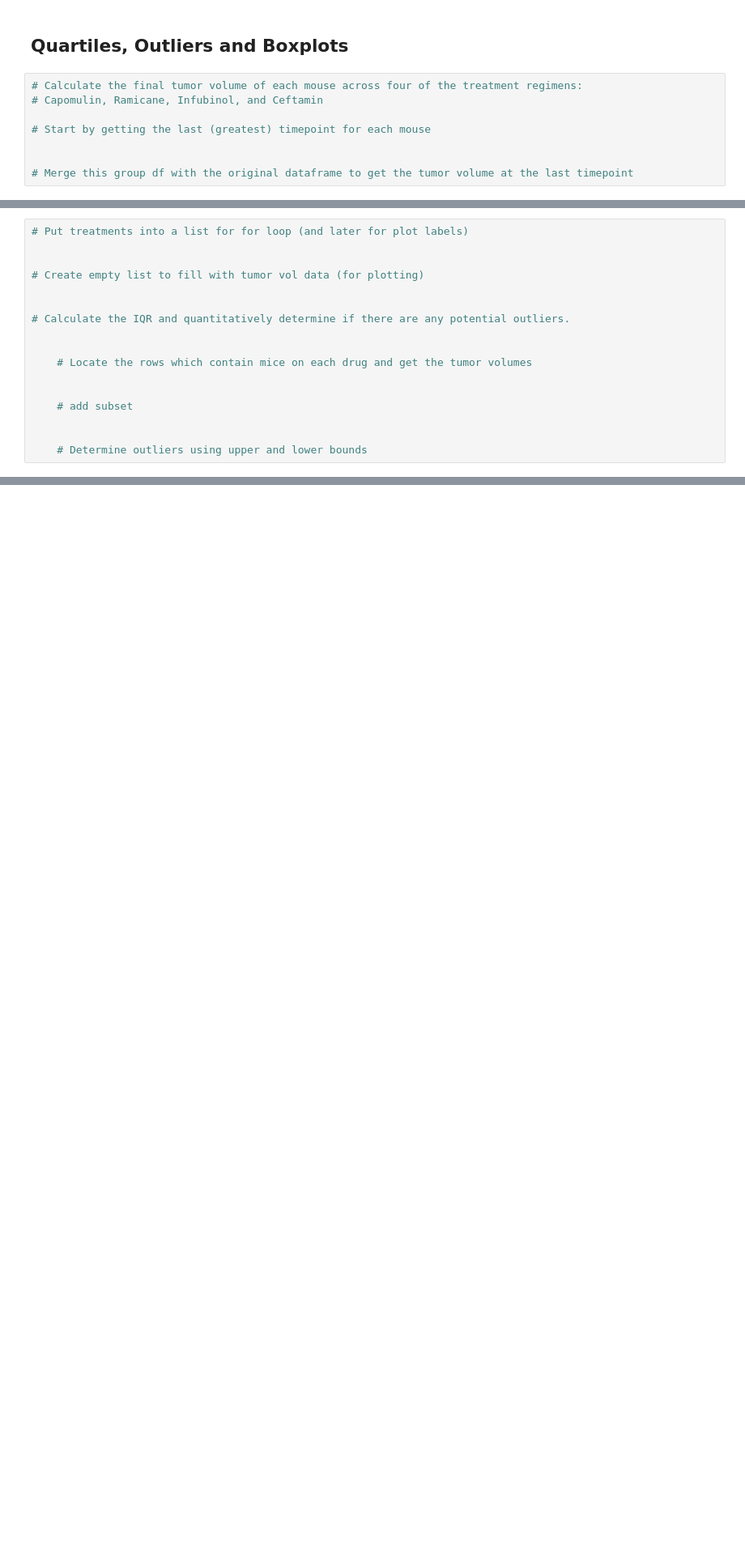
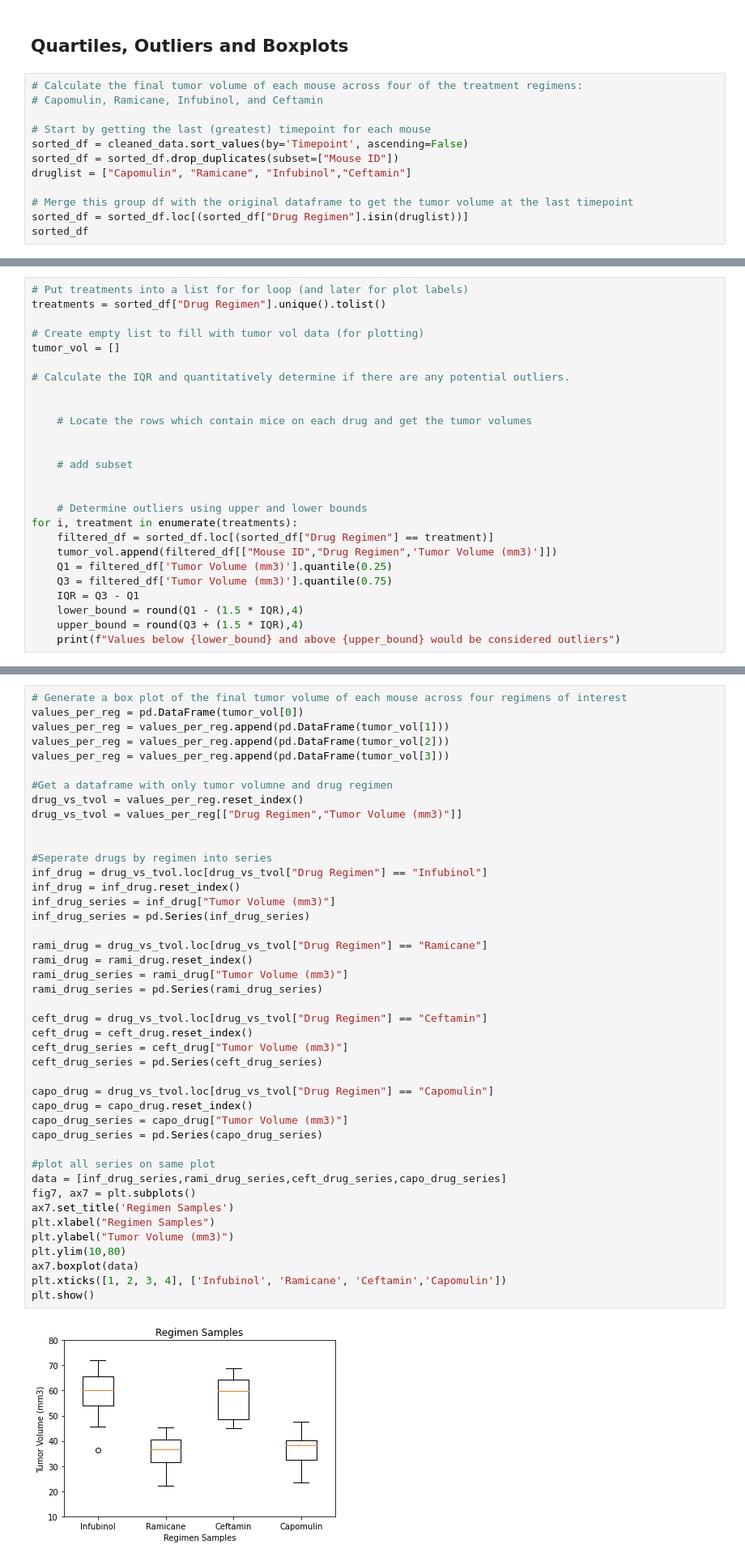
Before and after one commit to ItsGreyedOut/Matplotlib-Challenge, a Jupyter notebook: Pymaceuticals/pymaceuticals_starter.ipynb, the cells around one changed output, grey strips where cells are left out. Shown: that part at 81% size. Drawn from its saved outputs; the diff is of its cells as text; blank space fills up the shorter version.

```diff
--- a/Pymaceuticals/pymaceuticals_starter.ipynb
+++ b/Pymaceuticals/pymaceuticals_starter.ipynb
@@ -205,6 +232,10 @@ SyntaxError: invalid syntax (<ipython-input-36-ef037f37bd10>, line 7)
 # Capomulin, Ramicane, Infubinol, and Ceftamin
 
 # Start by getting the last (greatest) timepoint for each mouse
-
+sorted_df = cleaned_data.sort_values(by='Timepoint', ascending=False)
+sorted_df = sorted_df.drop_duplicates(subset=["Mouse ID"])
+druglist = ["Capomulin", "Ramicane", "Infubinol","Ceftamin"]
 
 # Merge this group df with the original dataframe to get the tumor volume at the last timepoint
+sorted_df = sorted_df.loc[(sorted_df["Drug Regimen"].isin(druglist))]
+sorted_df
@@ -211,9 +256,9 @@ SyntaxError: invalid syntax (<ipython-input-36-ef037f37bd10>, line 7)
 # %%
 # Put treatments into a list for for loop (and later for plot labels)
-
+treatments = sorted_df["Drug Regimen"].unique().tolist()
 
 # Create empty list to fill with tumor vol data (for plotting)
-
+tumor_vol = []
 
 # Calculate the IQR and quantitatively determine if there are any potential outliers.
 
@@ -225,3 +270,12 @@ SyntaxError: invalid syntax (<ipython-input-36-ef037f37bd10>, line 7)
 
 
     # Determine outliers using upper and lower bounds
+for i, treatment in enumerate(treatments):
+    filtered_df = sorted_df.loc[(sorted_df["Drug Regimen"] == treatment)]
+    tumor_vol.append(filtered_df[["Mouse ID","Drug Regimen",'Tumor Volume (mm3)']])
+    Q1 = filtered_df['Tumor Volume (mm3)'].quantile(0.25)
+    Q3 = filtered_df['Tumor Volume (mm3)'].quantile(0.75)
+    IQR = Q3 - Q1
+    lower_bound = round(Q1 - (1.5 * IQR),4)
+    upper_bound = round(Q3 + (1.5 * IQR),4)
+    print(f"Values below {lower_bound} and above {upper_bound} would be considered outliers")
@@ -230,2 +287,47 @@ SyntaxError: invalid syntax (<ipython-input-36-ef037f37bd10>, line 7)
+# %%
+# Generate a box plot of the final tumor volume of each mouse across four regimens of interest
+values_per_reg = pd.DataFrame(tumor_vol[0])
+values_per_reg = values_per_reg.append(pd.DataFrame(tumor_vol[1]))
+values_per_reg = values_per_reg.append(pd.DataFrame(tumor_vol[2]))
+values_per_reg = values_per_reg.append(pd.DataFrame(tumor_vol[3]))
+
+#Get a dataframe with only tumor volumne and drug regimen
+drug_vs_tvol = values_per_reg.reset_index()
+drug_vs_tvol = values_per_reg[["Drug Regimen","Tumor Volume (mm3)"]]
+
+
+#Seperate drugs by regimen into series
+inf_drug = drug_vs_tvol.loc[drug_vs_tvol["Drug Regimen"] == "Infubinol"]
+inf_drug = inf_drug.reset_index()
+inf_drug_series = inf_drug["Tumor Volume (mm3)"]
+inf_drug_series = pd.Series(inf_drug_series)
+
+rami_drug = drug_vs_tvol.loc[drug_vs_tvol["Drug Regimen"] == "Ramicane"]
+rami_drug = rami_drug.reset_index()
+rami_drug_series = rami_drug["Tumor Volume (mm3)"]
+rami_drug_series = pd.Series(rami_drug_series)
+
+ceft_drug = drug_vs_tvol.loc[drug_vs_tvol["Drug Regimen"] == "Ceftamin"]
+ceft_drug = ceft_drug.reset_index()
+ceft_drug_series = ceft_drug["Tumor Volume (mm3)"]
+ceft_drug_series = pd.Series(ceft_drug_series)
+
+capo_drug = drug_vs_tvol.loc[drug_vs_tvol["Drug Regimen"] == "Capomulin"]
+capo_drug = capo_drug.reset_index()
+capo_drug_series = capo_drug["Tumor Volume (mm3)"]
+capo_drug_series = pd.Series(capo_drug_series)
+
+#plot all series on same plot
+data = [inf_drug_series,rami_drug_series,ceft_drug_series,capo_drug_series]
+fig7, ax7 = plt.subplots()
+ax7.set_title('Regimen Samples')
+plt.xlabel("Regimen Samples")
+plt.ylabel("Tumor Volume (mm3)")
+plt.ylim(10,80)
+ax7.boxplot(data)
+plt.xticks([1, 2, 3, 4], ['Infubinol', 'Ramicane', 'Ceftamin','Capomulin'])
+plt.show()
+# %% [output]
+[figure, added]
 # %% [markdown]
 ## Line and Scatter Plots
```
Also changed, not shown: parts of 17 cells of this notebook.
